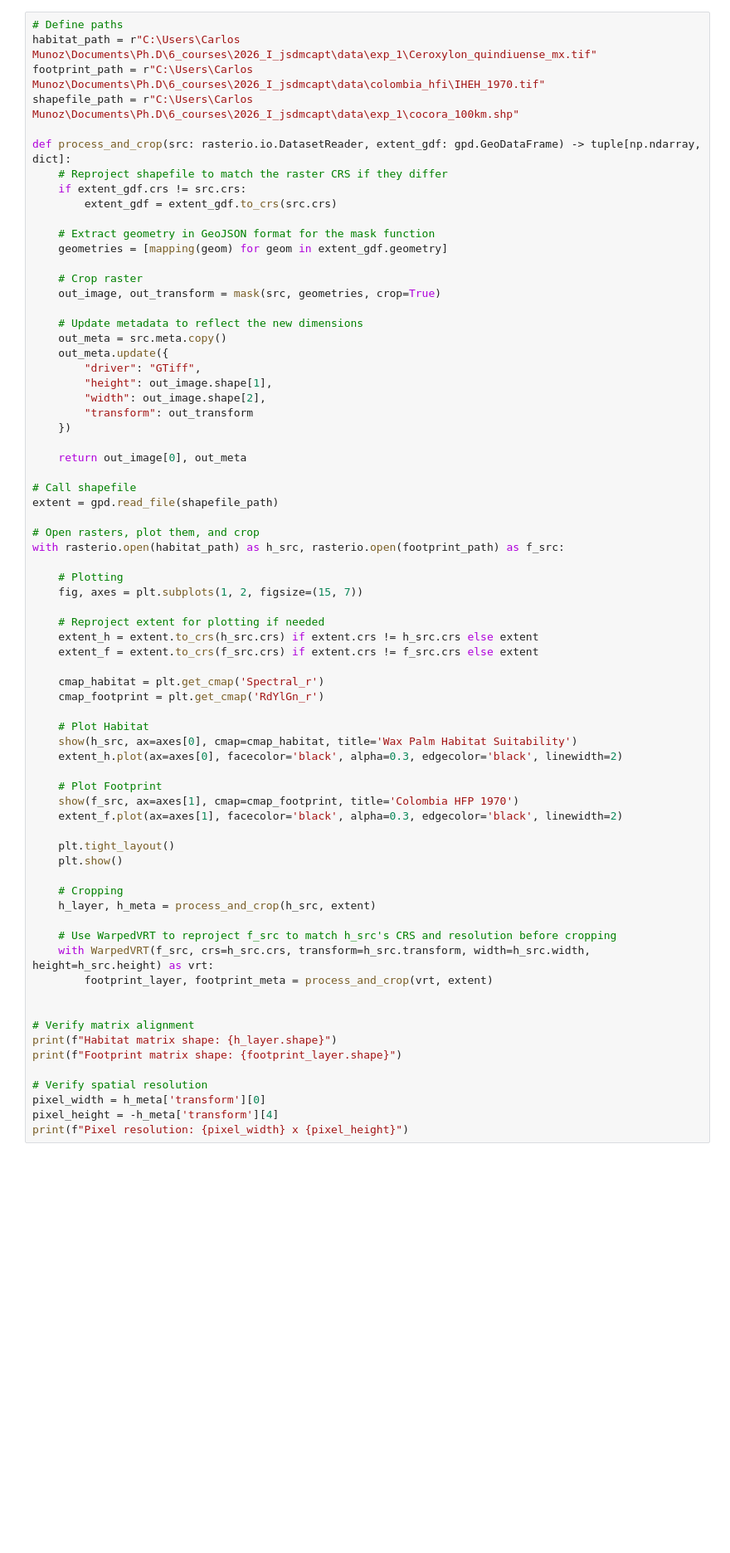
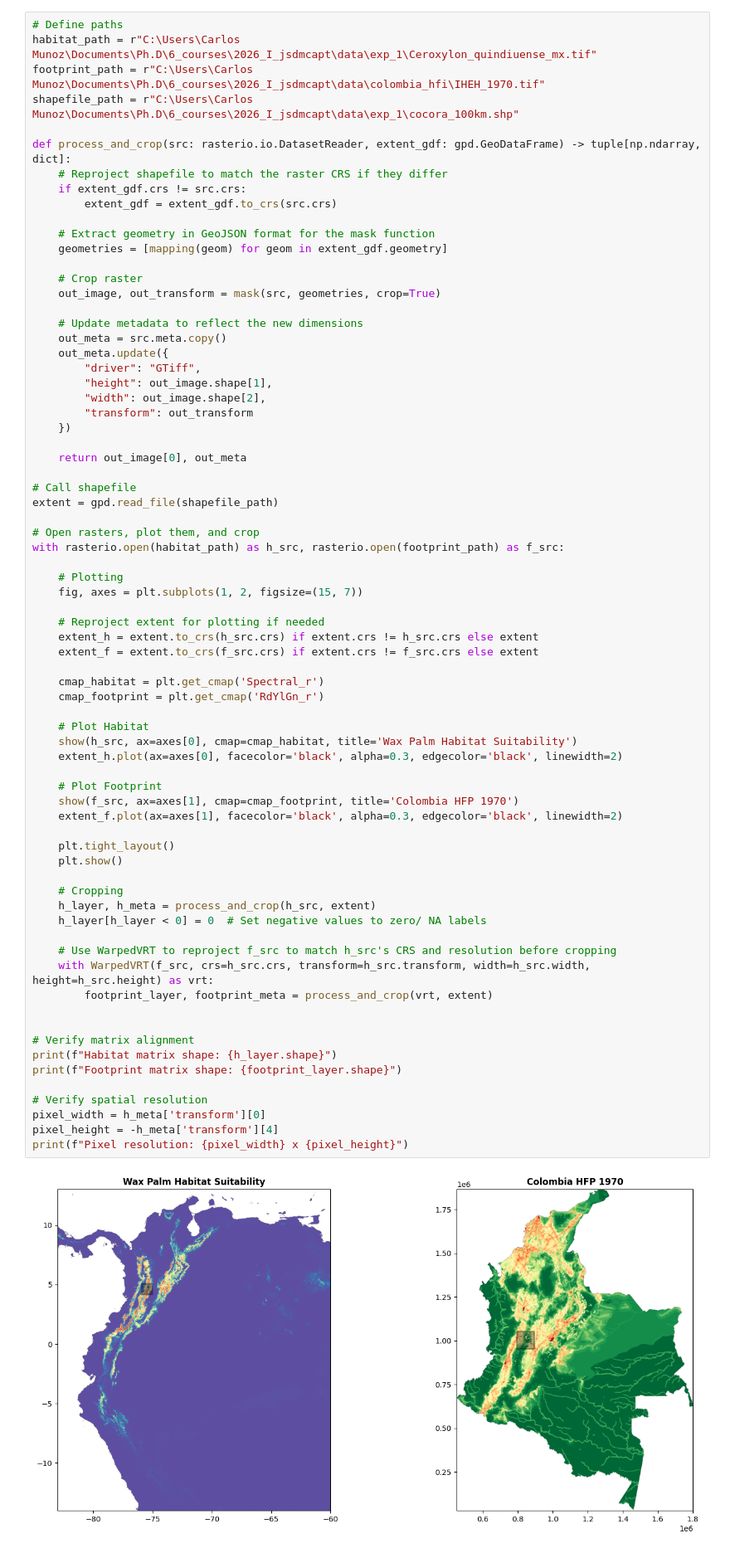
Before and after one commit to cmunozr/2026_I_jsdmcapt, a Jupyter notebook: notebooks/inputs_spatial.ipynb, the cells around one changed output. Shown at 83% size. Drawn from its saved outputs; the diff is of its cells as text; blank space fills up the shorter version.

```diff
--- a/notebooks/inputs_spatial.ipynb
+++ b/notebooks/inputs_spatial.ipynb
@@ -55,30 +55,33 @@ with rasterio.open(habitat_path) as h_src, rasterio.open(footprint_path) as f_sr
     cmap_habitat = plt.get_cmap('Spectral_r')
     cmap_footprint = plt.get_cmap('RdYlGn_r')
 
     # Plot Habitat
     show(h_src, ax=axes[0], cmap=cmap_habitat, title='Wax Palm Habitat Suitability')
     extent_h.plot(ax=axes[0], facecolor='black', alpha=0.3, edgecolor='black', linewidth=2)
 
     # Plot Footprint
     show(f_src, ax=axes[1], cmap=cmap_footprint, title='Colombia HFP 1970')
     extent_f.plot(ax=axes[1], facecolor='black', alpha=0.3, edgecolor='black', linewidth=2)
 
     plt.tight_layout()
     plt.show()
 
     # Cropping
     h_layer, h_meta = process_and_crop(h_src, extent)
+    h_layer[h_layer < 0] = 0  # Set negative values to zero/ NA labels
 
     # Use WarpedVRT to reproject f_src to match h_src's CRS and resolution before cropping
     with WarpedVRT(f_src, crs=h_src.crs, transform=h_src.transform, width=h_src.width, height=h_src.height) as vrt:
         footprint_layer, footprint_meta = process_and_crop(vrt, extent)
 
 
 # Verify matrix alignment
 print(f"Habitat matrix shape: {h_layer.shape}")
 print(f"Footprint matrix shape: {footprint_layer.shape}")
 
 # Verify spatial resolution
 pixel_width = h_meta['transform'][0]
 pixel_height = -h_meta['transform'][4]
 print(f"Pixel resolution: {pixel_width} x {pixel_height}")
+# %% [output]
+[figure, added]
```
Also changed, not shown: parts of 10 cells of this notebook.
